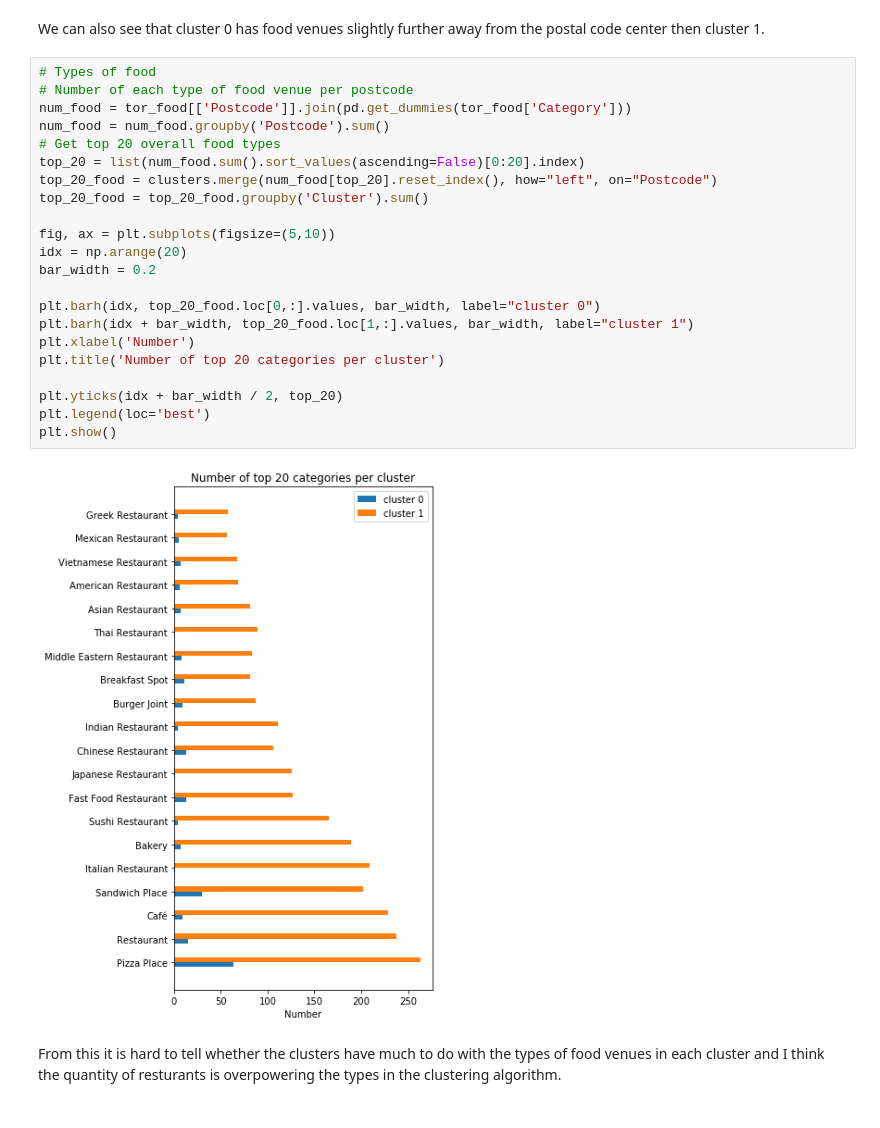
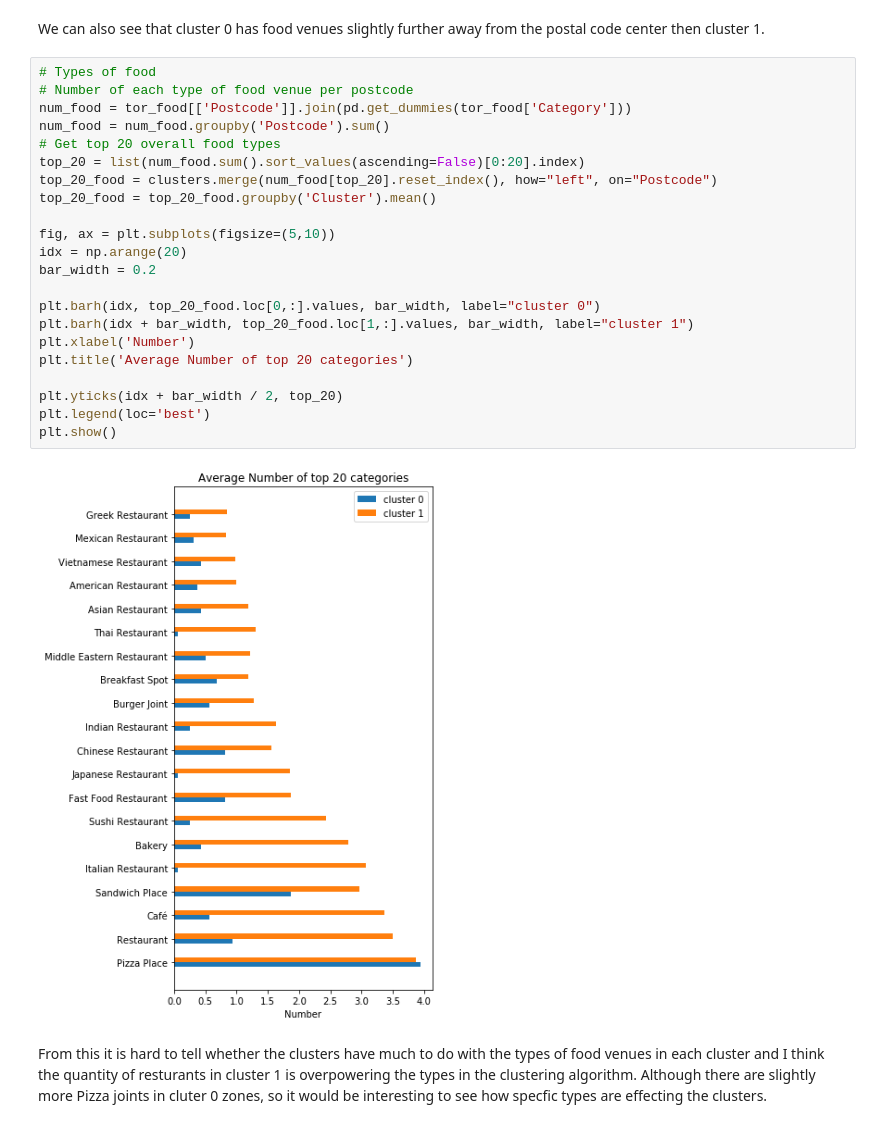
Before and after one commit to jonathanmishler/Coursera_Capstone, a Jupyter notebook: week3_notebook.ipynb, the cells around one changed output. Drawn from its saved outputs; the diff is of its cells as text.

Commit message:
Last bar graph cahnge to average

```diff
--- a/week3_notebook.ipynb
+++ b/week3_notebook.ipynb
@@ -488,26 +488,26 @@ We can also see that cluster 0 has food venues slightly further away from the po
 # %%
 # Types of food
 # Number of each type of food venue per postcode
 num_food = tor_food[['Postcode']].join(pd.get_dummies(tor_food['Category']))
 num_food = num_food.groupby('Postcode').sum()
 # Get top 20 overall food types
 top_20 = list(num_food.sum().sort_values(ascending=False)[0:20].index)
 top_20_food = clusters.merge(num_food[top_20].reset_index(), how="left", on="Postcode")
-top_20_food = top_20_food.groupby('Cluster').sum()
+top_20_food = top_20_food.groupby('Cluster').mean()
 
 fig, ax = plt.subplots(figsize=(5,10))
 idx = np.arange(20)
 bar_width = 0.2
 
 plt.barh(idx, top_20_food.loc[0,:].values, bar_width, label="cluster 0")
 plt.barh(idx + bar_width, top_20_food.loc[1,:].values, bar_width, label="cluster 1")
 plt.xlabel('Number')
-plt.title('Number of top 20 categories per cluster')
+plt.title('Average Number of top 20 categories')
 
 plt.yticks(idx + bar_width / 2, top_20)
 plt.legend(loc='best')
 plt.show()
 # %% [output]
-[figure, old version]
+[figure, new version]
 # %% [markdown]
-From this it is hard to tell whether the clusters have much to do with the types of food venues in each cluster and I think the quantity of resturants is overpowering the types in the clustering algorithm.
+From this it is hard to tell whether the clusters have much to do with the types of food venues in each cluster and I think the quantity of resturants in cluster 1 is overpowering the types in the clustering algorithm.  Although there are slightly more Pizza joints in cluter 0 zones, so it would be interesting to see how specfic types are effecting the clusters.
```
